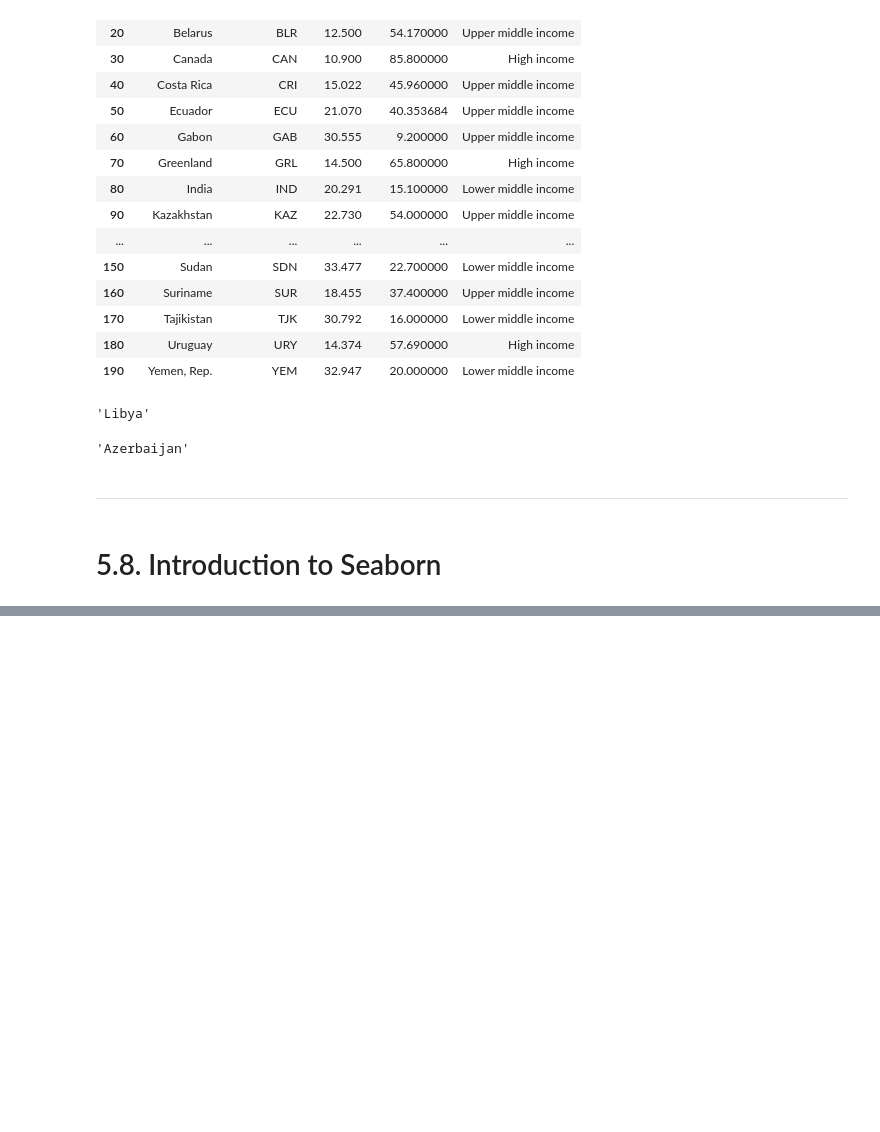
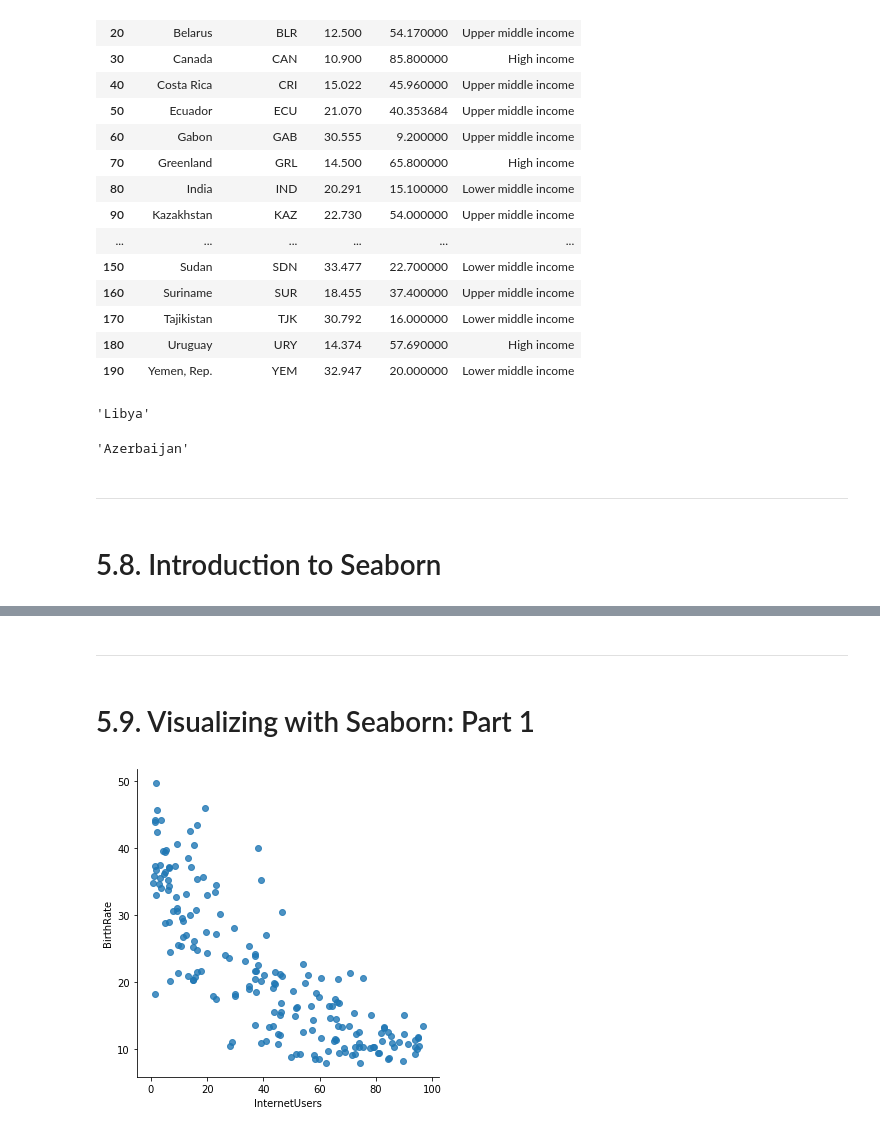
Before and after one commit to crivisan/Thesis_Prep, a Jupyter notebook: 1_Py4DS/5_Dataframes.ipynb, the cells around one changed output, grey strips where cells are left out. Cells and saved outputs as stored; diff of their text form; code cells hidden in the pictures; blank space fills up the shorter version.

```diff
--- a/1_Py4DS/5_Dataframes.ipynb
+++ b/1_Py4DS/5_Dataframes.ipynb
@@ -792,0 +831,9 @@ sub10.at[10,"CountryName"]     #it looks a country name (the label) with a numbe
+# %% [markdown]
+---
+# %% [markdown]
+# 5.9. Visualizing with Seaborn: Part 1
+# %%
+vis3 = sns.lmplot(data=stats, x="InternetUsers", y="BirthRate", fit_reg = False)
+#linear model plot. # can be lmplot(x,y,data) or lmplot(data,x,y)
+# %% [output]
+[figure, added]
```
Also changed, not shown: parts of 12 cells of this notebook.
